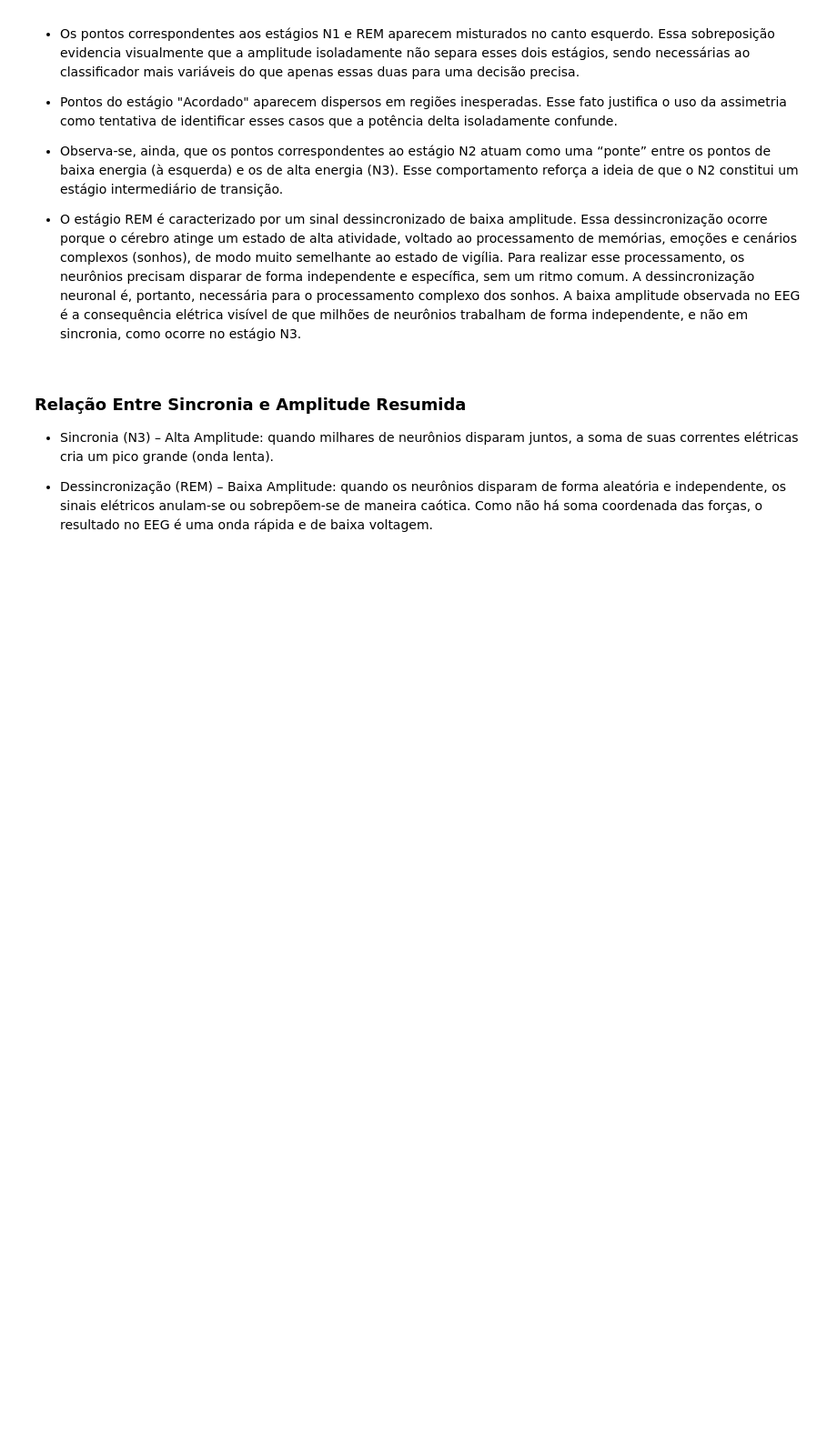
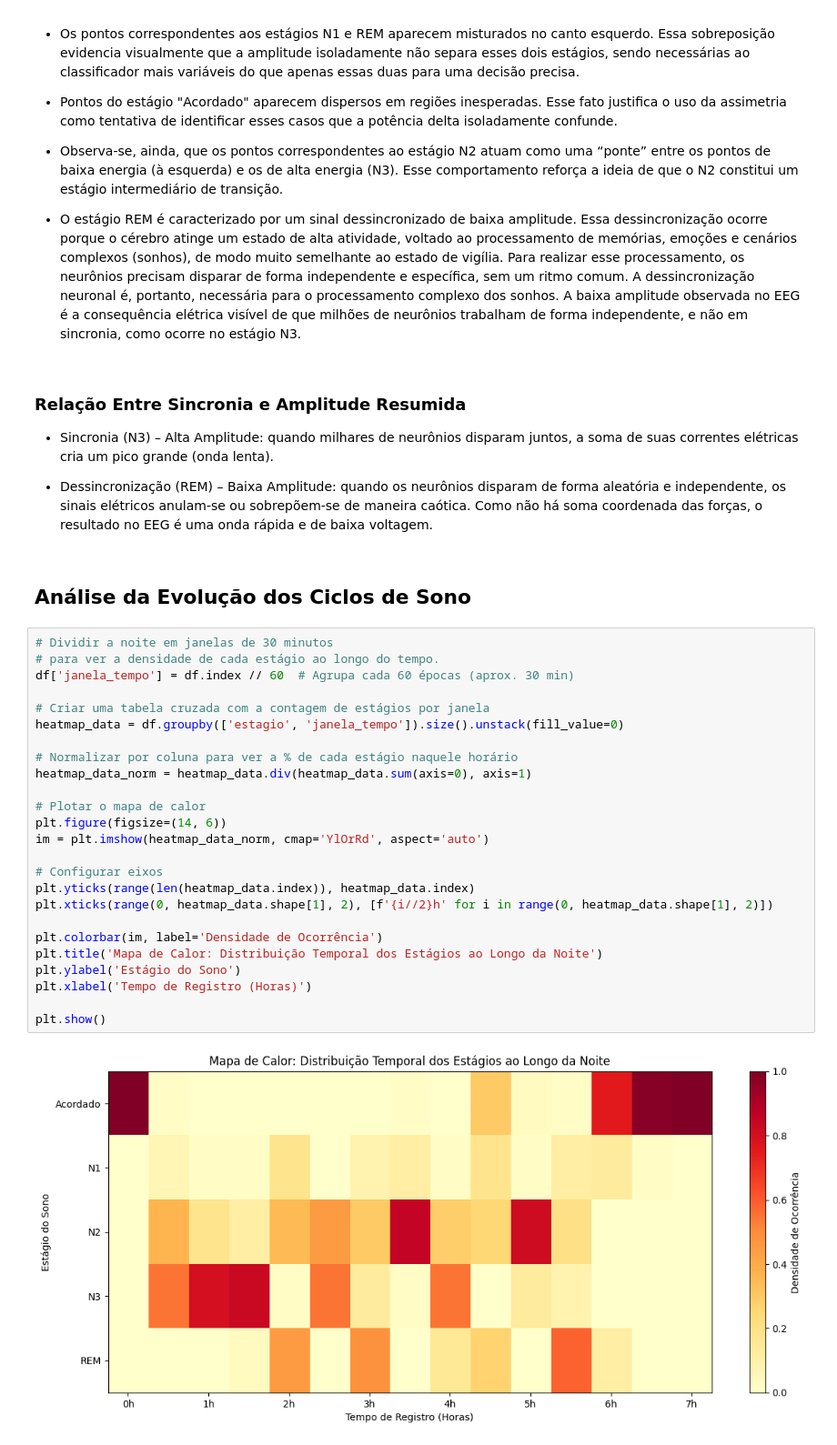
Before and after one commit to gabrielbtt/analise-estados-sono-eeg, a Jupyter notebook: notebooks/T1_Analise_EEG_Sono.ipynb, the cells around one changed output. Shown at 91% size. Drawn from its saved outputs; the diff is of its cells as text; blank space fills up the shorter version.

```diff
--- a/notebooks/T1_Analise_EEG_Sono.ipynb
+++ b/notebooks/T1_Analise_EEG_Sono.ipynb
@@ -1055,3 +1055,32 @@ plt.show()
 - Sincronia (N3) – Alta Amplitude: quando milhares de neurônios disparam juntos, a soma de suas correntes elétricas cria um pico grande (onda lenta).
 
 - Dessincronização (REM) – Baixa Amplitude: quando os neurônios disparam de forma aleatória e independente, os sinais elétricos anulam-se ou sobrepõem-se de maneira caótica. Como não há soma coordenada das forças, o resultado no EEG é uma onda rápida e de baixa voltagem.
+# %% [markdown]
+## Análise da Evolução dos Ciclos de Sono
+# %%
+# Dividir a noite em janelas de 30 minutos
+# para ver a densidade de cada estágio ao longo do tempo.
+df['janela_tempo'] = df.index // 60  # Agrupa cada 60 épocas (aprox. 30 min)
+
+# Criar uma tabela cruzada com a contagem de estágios por janela
+heatmap_data = df.groupby(['estagio', 'janela_tempo']).size().unstack(fill_value=0)
+
+# Normalizar por coluna para ver a % de cada estágio naquele horário
+heatmap_data_norm = heatmap_data.div(heatmap_data.sum(axis=0), axis=1)
+
+# Plotar o mapa de calor
+plt.figure(figsize=(14, 6))
+im = plt.imshow(heatmap_data_norm, cmap='YlOrRd', aspect='auto')
+
+# Configurar eixos
+plt.yticks(range(len(heatmap_data.index)), heatmap_data.index)
+plt.xticks(range(0, heatmap_data.shape[1], 2), [f'{i//2}h' for i in range(0, heatmap_data.shape[1], 2)])
+
+plt.colorbar(im, label='Densidade de Ocorrência')
+plt.title('Mapa de Calor: Distribuição Temporal dos Estágios ao Longo da Noite')
+plt.ylabel('Estágio do Sono')
+plt.xlabel('Tempo de Registro (Horas)')
+
+plt.show()
+# %% [output]
+[figure, added]
```
Also changed, not shown: parts of 1 cell of this notebook.
